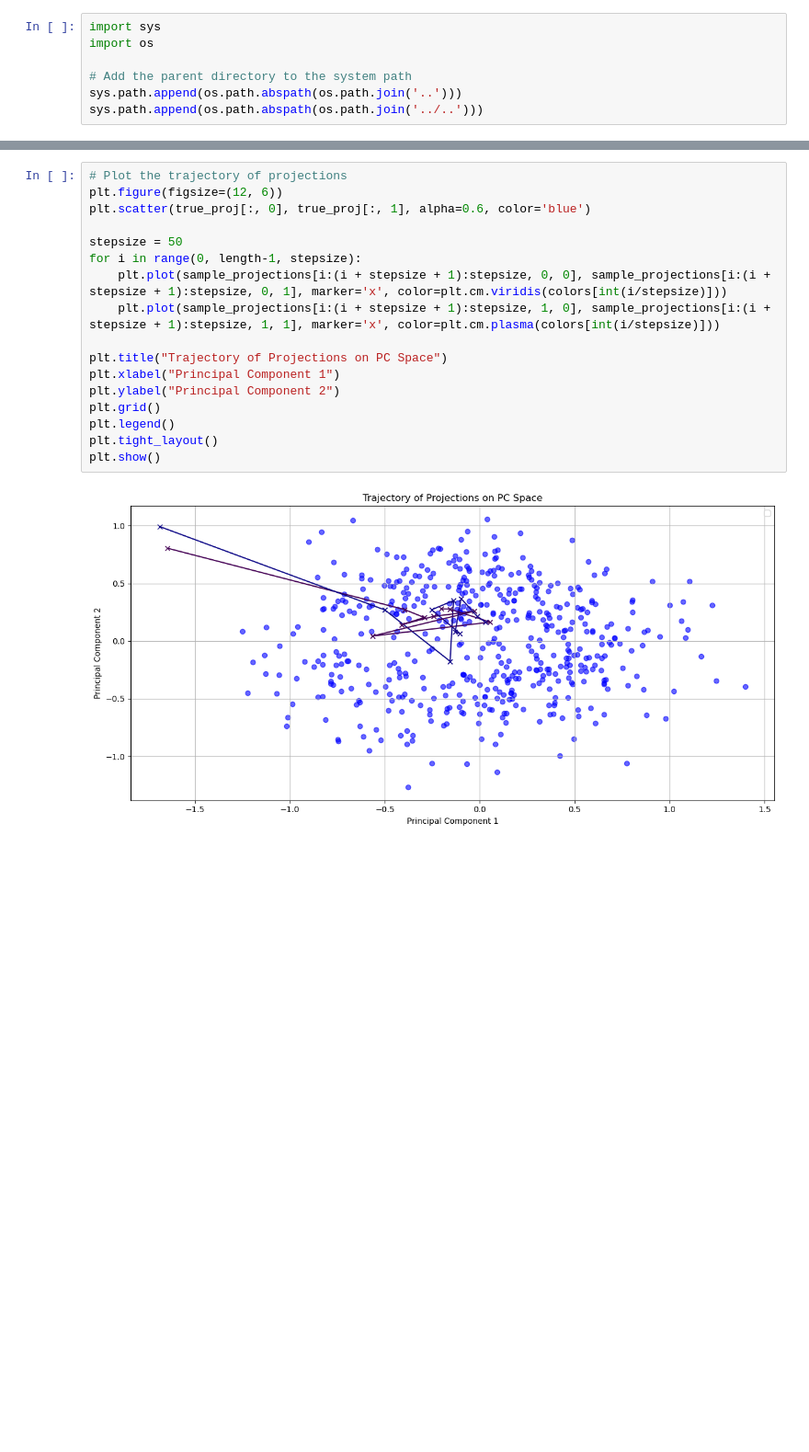
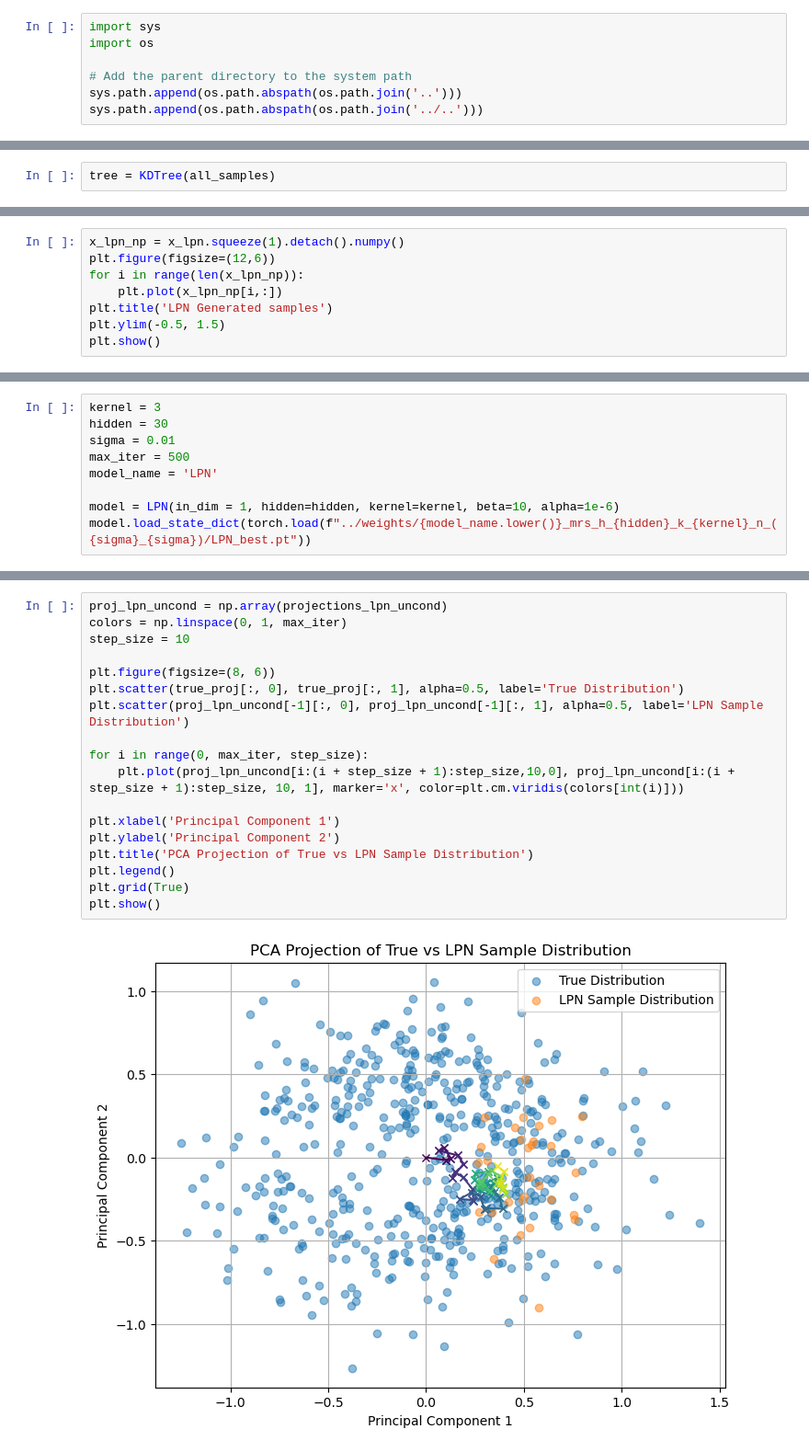
Before and after one commit to break-the-wa11/lpn_mrs, a Jupyter notebook: temp_code/test_sample.ipynb, the cells around one changed output, grey strips where cells are left out. Shown at 92% size. Saved outputs shown, nothing was run; the diff lists cells and outputs as text; blank space fills up the shorter version.

```diff
--- a/temp_code/test_sample.ipynb
+++ b/temp_code/test_sample.ipynb
@@ -47,0 +65,2 @@ noise_final = 0.01
+# %%
+tree = KDTree(all_samples)
@@ -52,0 +365,8 @@ model.load_state_dict(torch.load(f"../weights/lpn_cond_mrs_h_{hidden}_k_{kernel}
+# %%
+x_lpn_np = x_lpn.squeeze(1).detach().numpy()
+plt.figure(figsize=(12,6))
+for i in range(len(x_lpn_np)):
+    plt.plot(x_lpn_np[i,:])
+plt.title('LPN Generated samples')
+plt.ylim(-0.5, 1.5)
+plt.show()
@@ -52,0 +375,9 @@ model.load_state_dict(torch.load(f"../weights/lpn_cond_mrs_h_{hidden}_k_{kernel}
+# %%
+kernel = 3
+hidden = 30
+sigma = 0.01
+max_iter = 500
+model_name = 'LPN'
+
+model = LPN(in_dim = 1, hidden=hidden, kernel=kernel, beta=10, alpha=1e-6)
+model.load_state_dict(torch.load(f"../weights/{model_name.lower()}_mrs_h_{hidden}_k_{kernel}_n_({sigma}_{sigma})/LPN_best.pt"))
@@ -94,19 +419,20 @@ colors = np.linspace(0, 1, length)
 # %%
-# Plot the trajectory of projections
-plt.figure(figsize=(12, 6))
-plt.scatter(true_proj[:, 0], true_proj[:, 1], alpha=0.6, color='blue')
+proj_lpn_uncond = np.array(projections_lpn_uncond)
+colors = np.linspace(0, 1, max_iter)
+step_size = 10
 
-stepsize = 50
-for i in range(0, length-1, stepsize):
-    plt.plot(sample_projections[i:(i + stepsize + 1):stepsize, 0, 0], sample_projections[i:(i + stepsize + 1):stepsize, 0, 1], marker='x', color=plt.cm.viridis(colors[int(i/stepsize)]))
-    plt.plot(sample_projections[i:(i + stepsize + 1):stepsize, 1, 0], sample_projections[i:(i + stepsize + 1):stepsize, 1, 1], marker='x', color=plt.cm.plasma(colors[int(i/stepsize)]))
+plt.figure(figsize=(8, 6))
+plt.scatter(true_proj[:, 0], true_proj[:, 1], alpha=0.5, label='True Distribution')
+plt.scatter(proj_lpn_uncond[-1][:, 0], proj_lpn_uncond[-1][:, 1], alpha=0.5, label='LPN Sample Distribution')
 
-plt.title("Trajectory of Projections on PC Space")
-plt.xlabel("Principal Component 1")
-plt.ylabel("Principal Component 2")
-plt.grid()
+for i in range(0, max_iter, step_size):
+    plt.plot(proj_lpn_uncond[i:(i + step_size + 1):step_size,10,0], proj_lpn_uncond[i:(i + step_size + 1):step_size, 10, 1], marker='x', color=plt.cm.viridis(colors[int(i)]))
+
+plt.xlabel('Principal Component 1')
+plt.ylabel('Principal Component 2')
+plt.title('PCA Projection of True vs LPN Sample Distribution')
 plt.legend()
-plt.tight_layout()
+plt.grid(True)
 plt.show()
 # %% [output]
-[figure, old version]
+[figure, new version]
```
Also changed, not shown: parts of 30 cells of this notebook, 22 other files.
